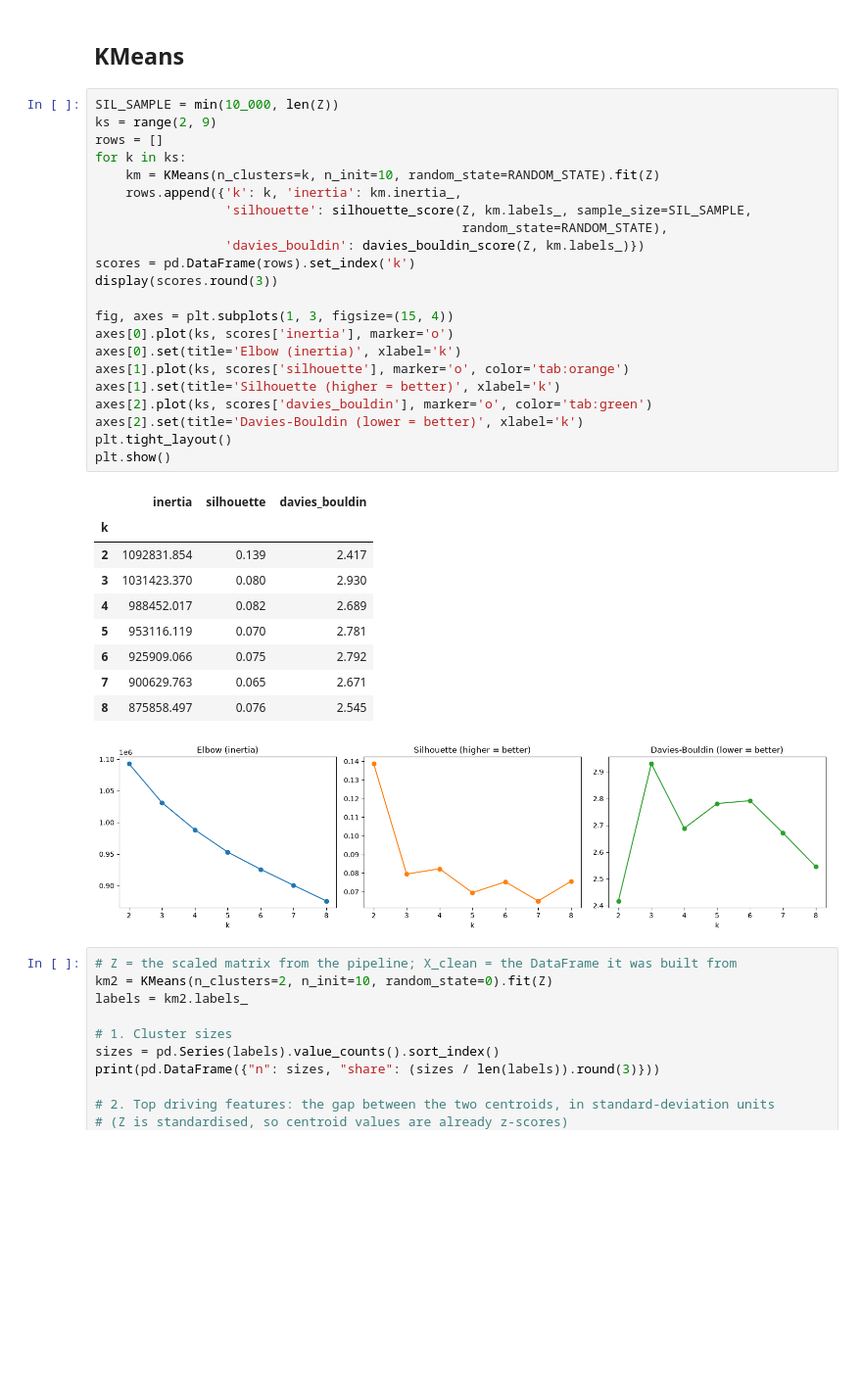
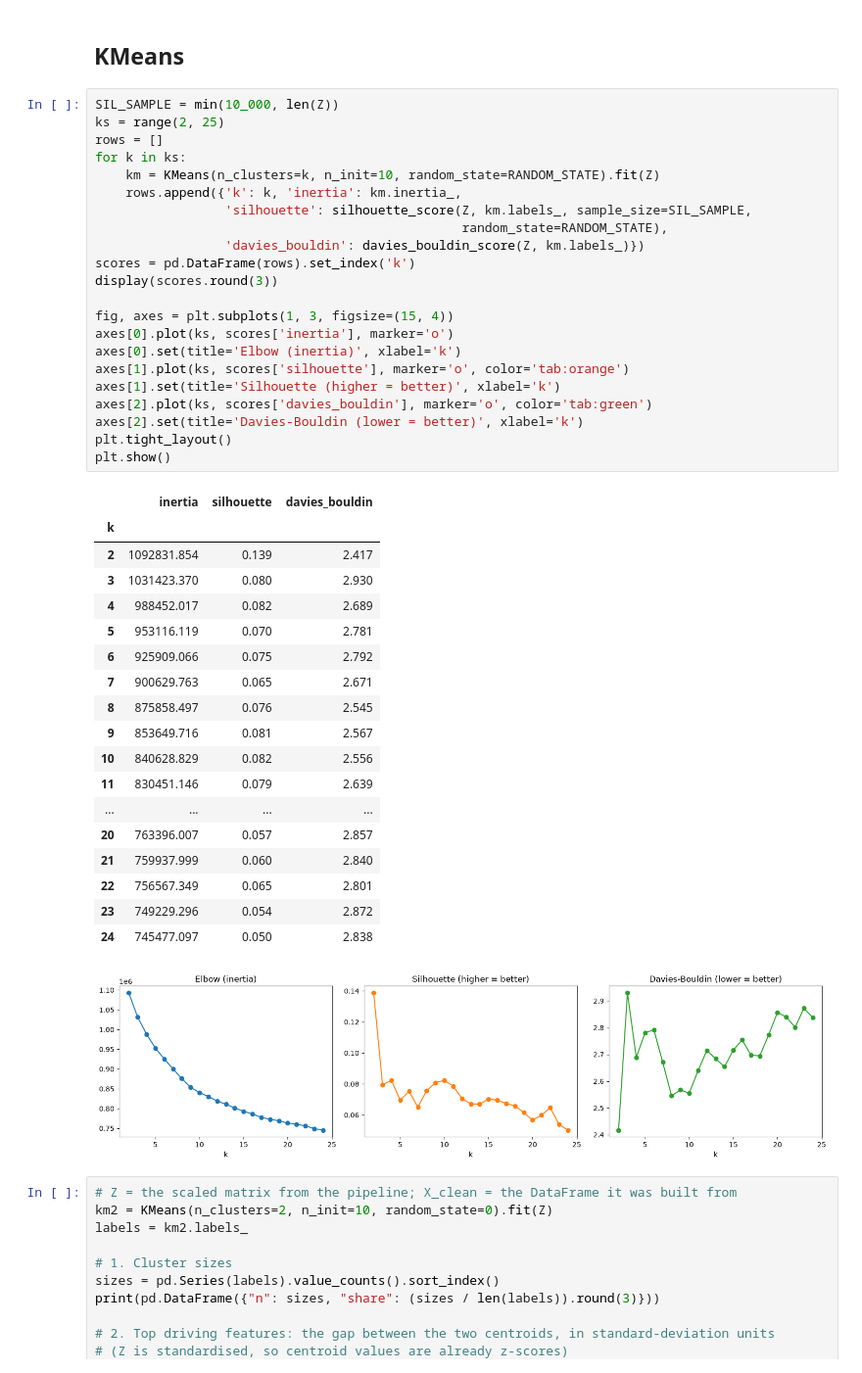
Before and after one commit to Trist4/MOR-assignment3, a Jupyter notebook: salary_and_spending/spending_and_salary_clustering.ipynb, the cells around one changed output. Shown at 98% size. Saved outputs shown, nothing was run; the diff lists cells and outputs as text; blank space fills up the shorter version.

```diff
--- a/salary_and_spending/spending_and_salary_clustering.ipynb
+++ b/salary_and_spending/spending_and_salary_clustering.ipynb
@@ -264,37 +264,46 @@ Name: count, dtype: int64
 ## KMeans
 # %%
 SIL_SAMPLE = min(10_000, len(Z))
-ks = range(2, 9)
+ks = range(2, 25)
 rows = []
 for k in ks:
     km = KMeans(n_clusters=k, n_init=10, random_state=RANDOM_STATE).fit(Z)
     rows.append({'k': k, 'inertia': km.inertia_,
                  'silhouette': silhouette_score(Z, km.labels_, sample_size=SIL_SAMPLE,
                                                 random_state=RANDOM_STATE),
                  'davies_bouldin': davies_bouldin_score(Z, km.labels_)})
 scores = pd.DataFrame(rows).set_index('k')
 display(scores.round(3))
 
 fig, axes = plt.subplots(1, 3, figsize=(15, 4))
 axes[0].plot(ks, scores['inertia'], marker='o')
 axes[0].set(title='Elbow (inertia)', xlabel='k')
 axes[1].plot(ks, scores['silhouette'], marker='o', color='tab:orange')
 axes[1].set(title='Silhouette (higher = better)', xlabel='k')
 axes[2].plot(ks, scores['davies_bouldin'], marker='o', color='tab:green')
 axes[2].set(title='Davies-Bouldin (lower = better)', xlabel='k')
 plt.tight_layout()
 plt.show()
 # %% [output]
 |  | inertia | silhouette | davies_bouldin |
 | k |  |  |  |
 | 2 | 1092831.854 | 0.139 | 2.417 |
 | 3 | 1031423.370 | 0.080 | 2.930 |
 | 4 | 988452.017 | 0.082 | 2.689 |
 | 5 | 953116.119 | 0.070 | 2.781 |
 | 6 | 925909.066 | 0.075 | 2.792 |
 | 7 | 900629.763 | 0.065 | 2.671 |
 | 8 | 875858.497 | 0.076 | 2.545 |
+| 9 | 853649.716 | 0.081 | 2.567 |
+| 10 | 840628.829 | 0.082 | 2.556 |
+| 11 | 830451.146 | 0.079 | 2.639 |
+| ... | ... | ... | ... |
+| 20 | 763396.007 | 0.057 | 2.857 |
+| 21 | 759937.999 | 0.060 | 2.840 |
+| 22 | 756567.349 | 0.065 | 2.801 |
+| 23 | 749229.296 | 0.054 | 2.872 |
+| 24 | 745477.097 | 0.050 | 2.838 |
-[figure, old version]
+[figure, new version]
 # %%
 # Z = the scaled matrix from the pipeline; X_clean = the DataFrame it was built from
 km2 = KMeans(n_clusters=2, n_init=10, random_state=0).fit(Z)
```
Also changed, not shown: parts of 1 cell of this notebook.
